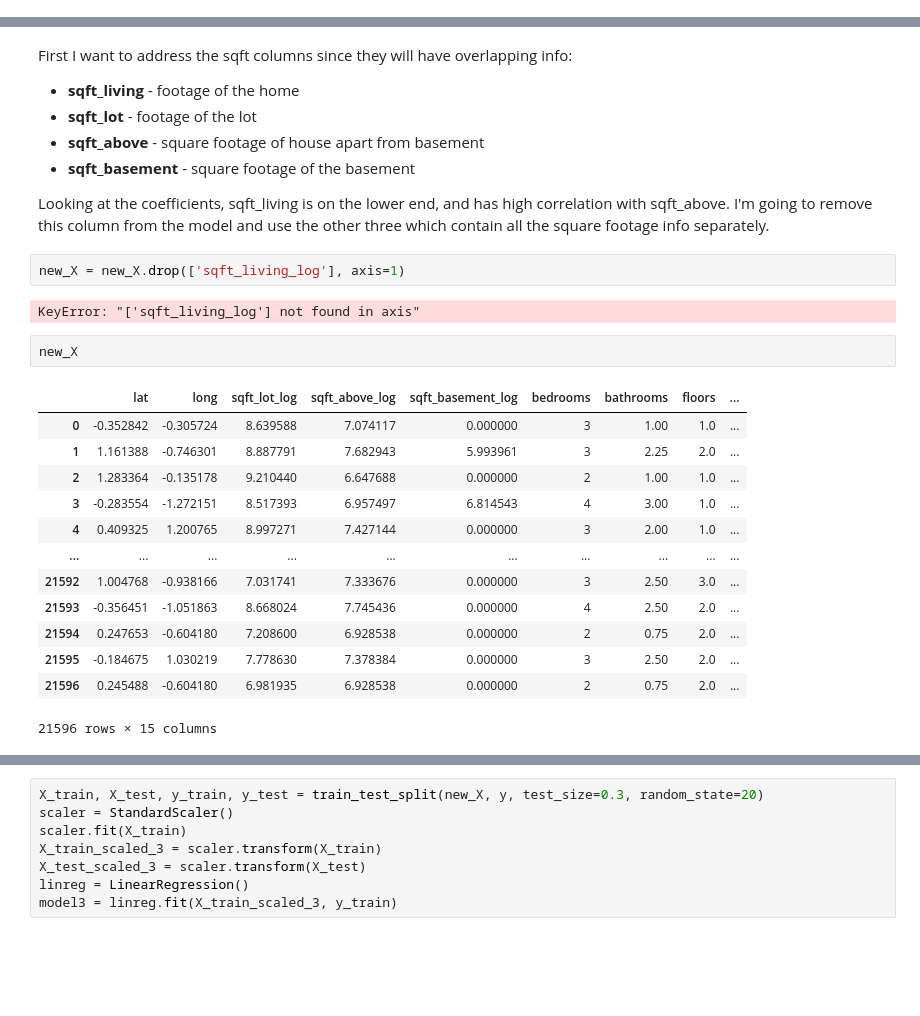
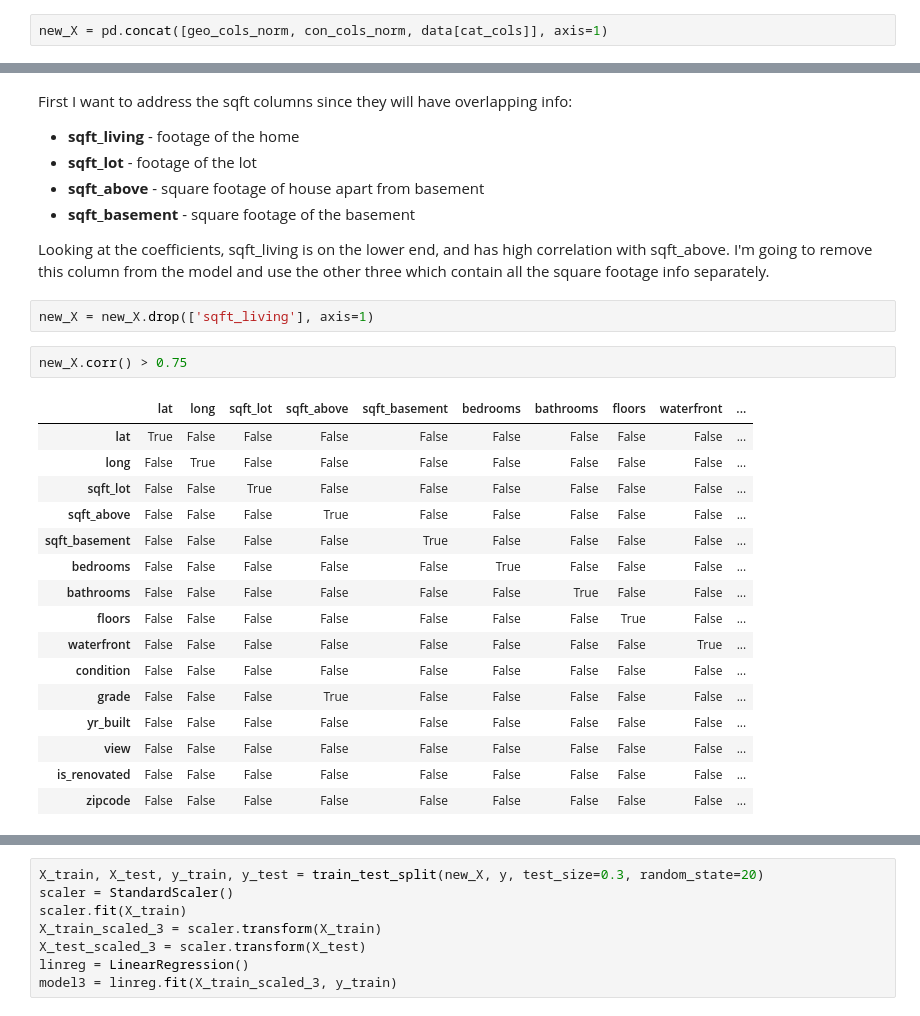
Before and after one commit to christisarv/linear-modeling-house-prices, a Jupyter notebook: Phase 2 Project Scratch Notebook.ipynb, the cells around one changed output, grey strips where cells are left out. Saved outputs shown, nothing was run; the diff lists cells and outputs as text; blank space fills up the shorter version.

```diff
--- a/Phase 2 Project Scratch Notebook.ipynb
+++ b/Phase 2 Project Scratch Notebook.ipynb
@@ -234,0 +261,2 @@ So this model actually looks worse. I'm going to circle back and address multico
+# %%
+new_X = pd.concat([geo_cols_norm, con_cols_norm, data[cat_cols]], axis=1)
@@ -270,22 +323,23 @@ First I want to address the sqft columns since they will have overlapping info:
 
 Looking at the coefficients, sqft_living is on the lower end, and has high correlation with sqft_above. I'm going to remove this column from the model and use the other three which contain all the square footage info separately.
 # %%
-new_X = new_X.drop(['sqft_living_log'], axis=1)
+new_X = new_X.drop(['sqft_living'], axis=1)
-# %% [output]
-KeyError: "['sqft_living_log'] not found in axis"
-# %%
-new_X
-# %% [output]
-|  | lat | long | sqft_lot_log | sqft_above_log | sqft_basement_log | bedrooms | bathrooms | floors | ... |
-| 0 | -0.352842 | -0.305724 | 8.639588 | 7.074117 | 0.000000 | 3 | 1.00 | 1.0 | ... |
-| 1 | 1.161388 | -0.746301 | 8.887791 | 7.682943 | 5.993961 | 3 | 2.25 | 2.0 | ... |
-| 2 | 1.283364 | -0.135178 | 9.210440 | 6.647688 | 0.000000 | 2 | 1.00 | 1.0 | ... |
-| 3 | -0.283554 | -1.272151 | 8.517393 | 6.957497 | 6.814543 | 4 | 3.00 | 1.0 | ... |
-| 4 | 0.409325 | 1.200765 | 8.997271 | 7.427144 | 0.000000 | 3 | 2.00 | 1.0 | ... |
-| ... | ... | ... | ... | ... | ... | ... | ... | ... | ... |
-| 21592 | 1.004768 | -0.938166 | 7.031741 | 7.333676 | 0.000000 | 3 | 2.50 | 3.0 | ... |
-| 21593 | -0.356451 | -1.051863 | 8.668024 | 7.745436 | 0.000000 | 4 | 2.50 | 2.0 | ... |
-| 21594 | 0.247653 | -0.604180 | 7.208600 | 6.928538 | 0.000000 | 2 | 0.75 | 2.0 | ... |
-| 21595 | -0.184675 | 1.030219 | 7.778630 | 7.378384 | 0.000000 | 3 | 2.50 | 2.0 | ... |
-| 21596 | 0.245488 | -0.604180 | 6.981935 | 6.928538 | 0.000000 | 2 | 0.75 | 2.0 | ... |
-21596 rows × 15 columns
+# %%
+new_X.corr() > 0.75
+# %% [output]
+|  | lat | long | sqft_lot | sqft_above | sqft_basement | bedrooms | bathrooms | floors | waterfront | ... |
+| lat | True | False | False | False | False | False | False | False | False | ... |
+| long | False | True | False | False | False | False | False | False | False | ... |
+| sqft_lot | False | False | True | False | False | False | False | False | False | ... |
+| sqft_above | False | False | False | True | False | False | False | False | False | ... |
+| sqft_basement | False | False | False | False | True | False | False | False | False | ... |
+| bedrooms | False | False | False | False | False | True | False | False | False | ... |
+| bathrooms | False | False | False | False | False | False | True | False | False | ... |
+| floors | False | False | False | False | False | False | False | True | False | ... |
+| waterfront | False | False | False | False | False | False | False | False | True | ... |
+| condition | False | False | False | False | False | False | False | False | False | ... |
+| grade | False | False | False | True | False | False | False | False | False | ... |
+| yr_built | False | False | False | False | False | False | False | False | False | ... |
+| view | False | False | False | False | False | False | False | False | False | ... |
+| is_renovated | False | False | False | False | False | False | False | False | False | ... |
+| zipcode | False | False | False | False | False | False | False | False | False | ... |
```
Also changed, not shown: parts of 19 cells of this notebook, 3 other files.
